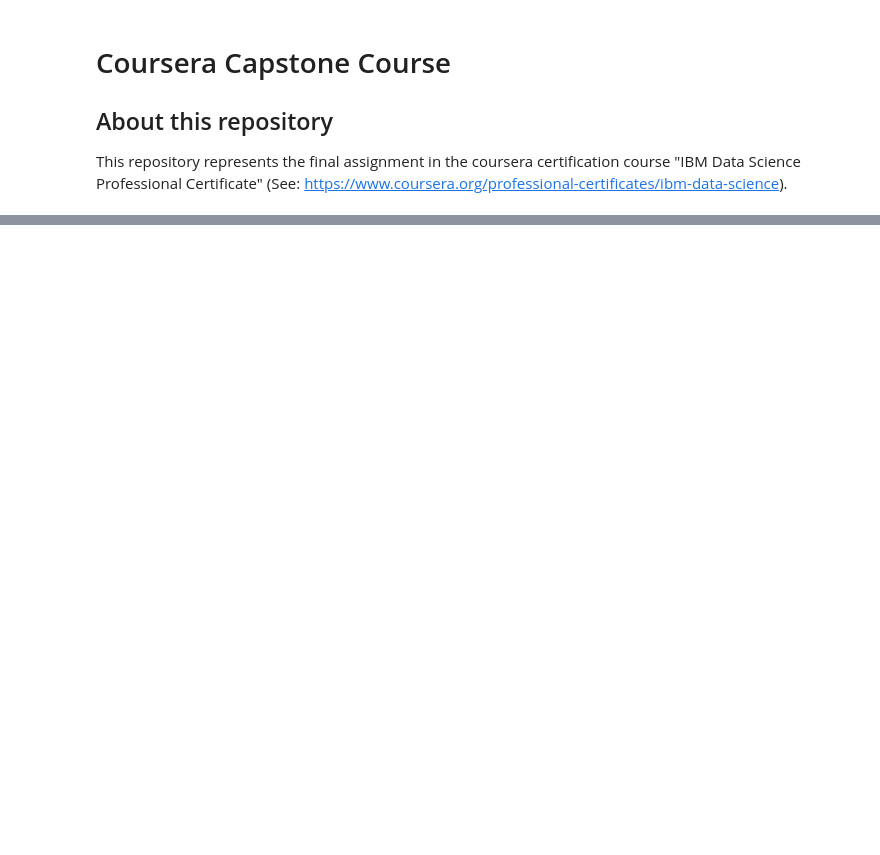
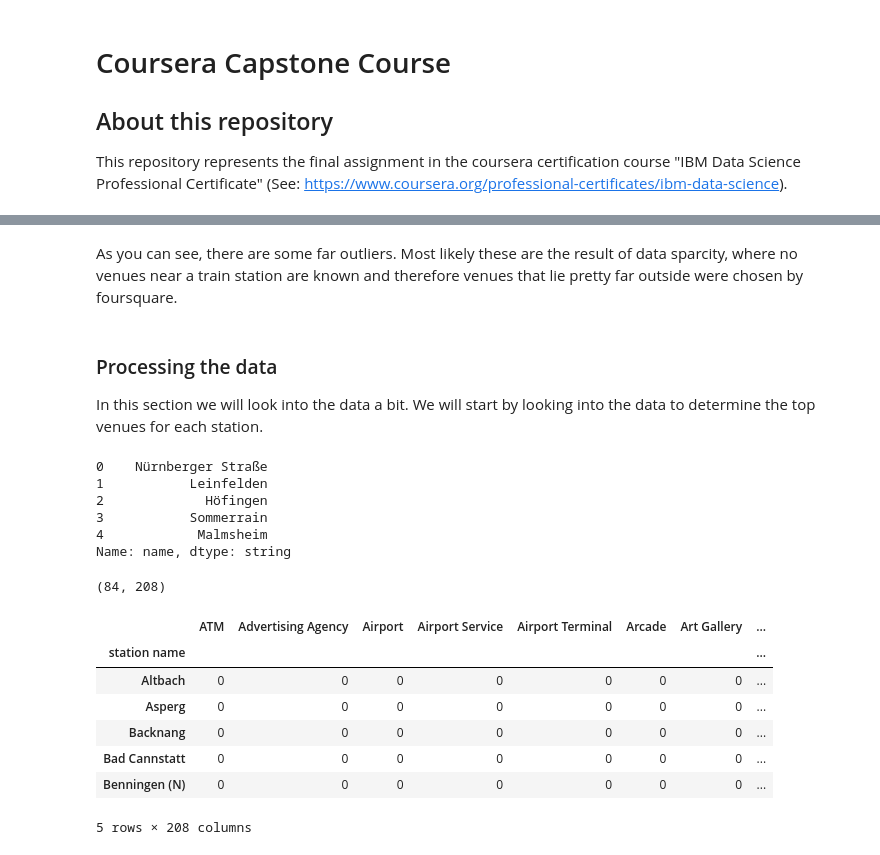
Before and after one commit to meisto/Coursera_Capstone, a Jupyter notebook: IBM_Data_Science_Capstone_Project.ipynb, the cells around one changed output, grey strips where cells are left out. Cells and saved outputs as stored; diff of their text form; code cells hidden in the pictures; blank space fills up the shorter version.

```diff
--- a/IBM_Data_Science_Capstone_Project.ipynb
+++ b/IBM_Data_Science_Capstone_Project.ipynb
@@ -116,0 +144,30 @@ map
+# %% [markdown]
+As you can see, there are some far outliers. Most likely these are the result of data sparcity, where no venues near a train station are known and therefore venues that lie pretty far outside were chosen by foursquare.
+# %% [markdown]
+### Processing the data
+In this section we will look into the data a bit. We will start by looking into the data to determine the top venues for each station.
+# %%
+df_stations["name"].head()
+# %% [output]
+0    Nürnberger Straße
+1           Leinfelden
+2             Höfingen
+3           Sommerrain
+4            Malmsheim
+Name: name, dtype: string
+# %%
+tmp = pd.concat([df_venues["station name"], pd.get_dummies(df_venues["venue categories"])], axis = 1)
+df_venue_categories = tmp.groupby("station name").sum()
+
+print(df_venue_categories.shape)
+df_venue_categories.head()
+# %% [output]
+(84, 208)
+|  | ATM | Advertising Agency | Airport | Airport Service | Airport Terminal | Arcade | Art Gallery | ... |
+| station name |  |  |  |  |  |  |  | ... |
+| Altbach | 0 | 0 | 0 | 0 | 0 | 0 | 0 | ... |
+| Asperg | 0 | 0 | 0 | 0 | 0 | 0 | 0 | ... |
+| Backnang | 0 | 0 | 0 | 0 | 0 | 0 | 0 | ... |
+| Bad Cannstatt | 0 | 0 | 0 | 0 | 0 | 0 | 0 | ... |
+| Benningen (N) | 0 | 0 | 0 | 0 | 0 | 0 | 0 | ... |
+5 rows × 208 columns
```
Also changed, not shown: parts of 47 cells of this notebook.
